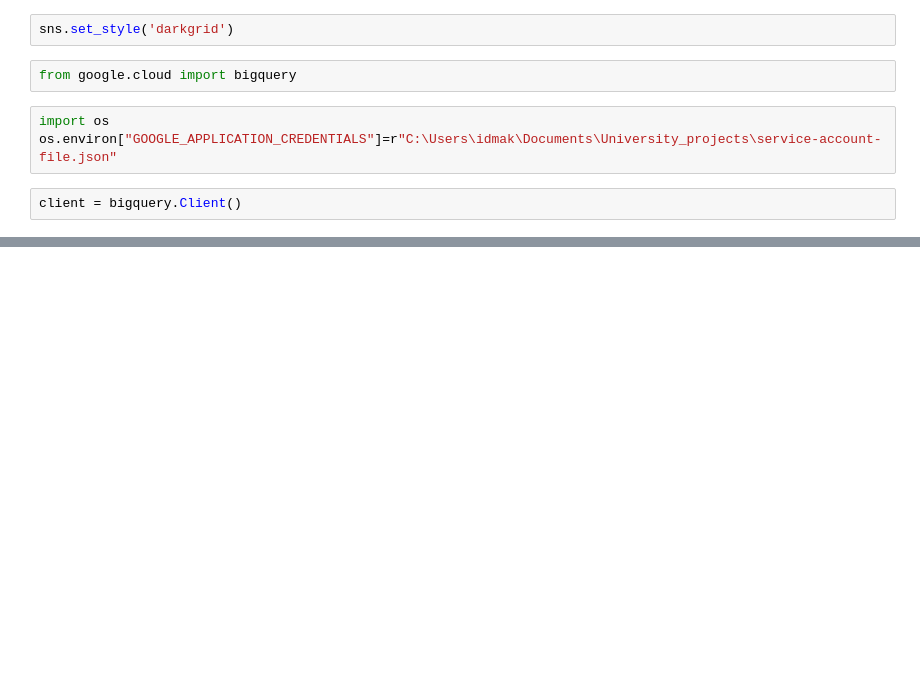
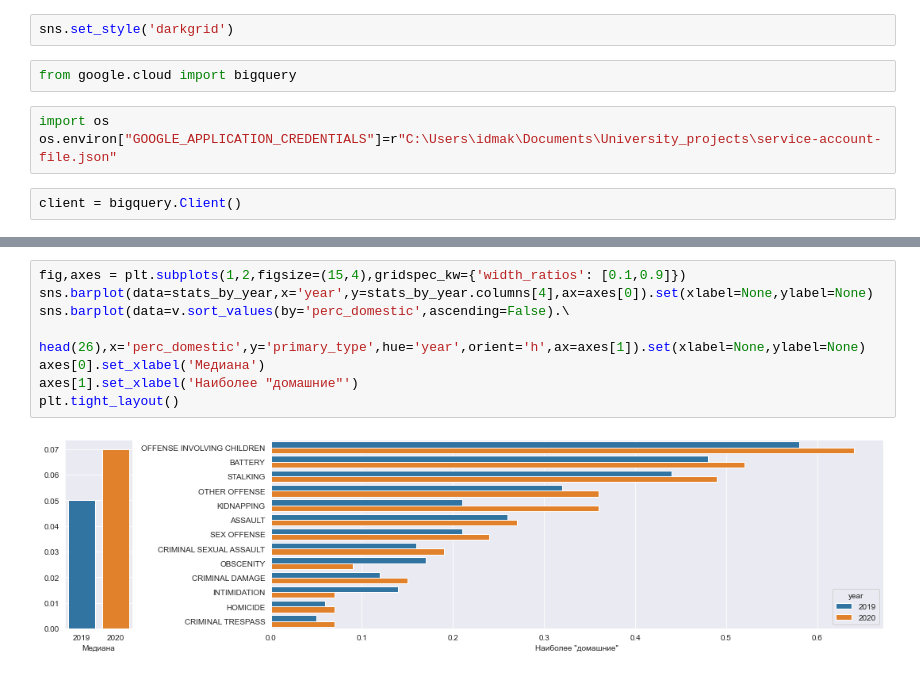
Before and after one commit to idmak/spbu_crime_analysis, a Jupyter notebook: Chicago/ChicagoCrime.ipynb, the cells around one changed output, grey strips where cells are left out. Cells and saved outputs as stored; diff of their text form; blank space fills up the shorter version.

```diff
--- a/Chicago/ChicagoCrime.ipynb
+++ b/Chicago/ChicagoCrime.ipynb
@@ -117,0 +112,10 @@ plt.savefig("ch-year-count")
+# %%
+fig,axes = plt.subplots(1,2,figsize=(15,4),gridspec_kw={'width_ratios': [0.1,0.9]})
+sns.barplot(data=stats_by_year,x='year',y=stats_by_year.columns[4],ax=axes[0]).set(xlabel=None,ylabel=None)
+sns.barplot(data=v.sort_values(by='perc_domestic',ascending=False).\
+                               head(26),x='perc_domestic',y='primary_type',hue='year',orient='h',ax=axes[1]).set(xlabel=None,ylabel=None)
+axes[0].set_xlabel('Медиана')
+axes[1].set_xlabel('Наиболее "домашние"')
+plt.tight_layout()
+# %% [output]
+[figure, added]
```
Also changed, not shown: parts of 91 cells of this notebook.
